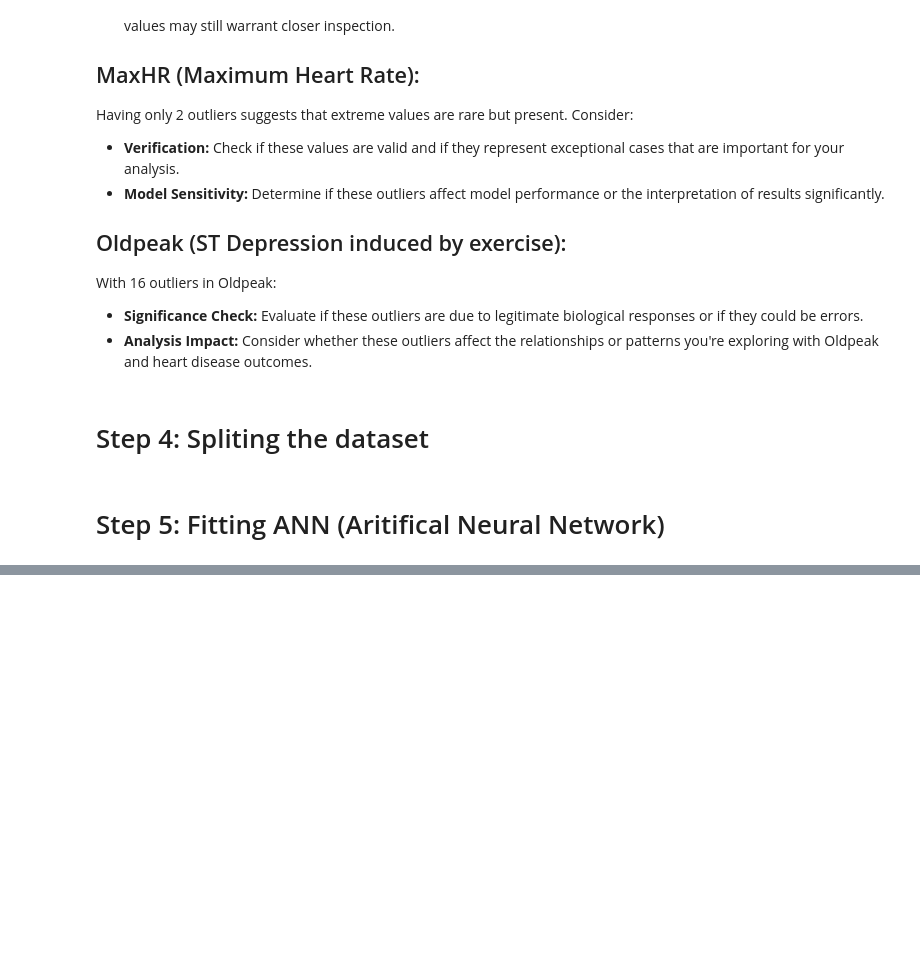
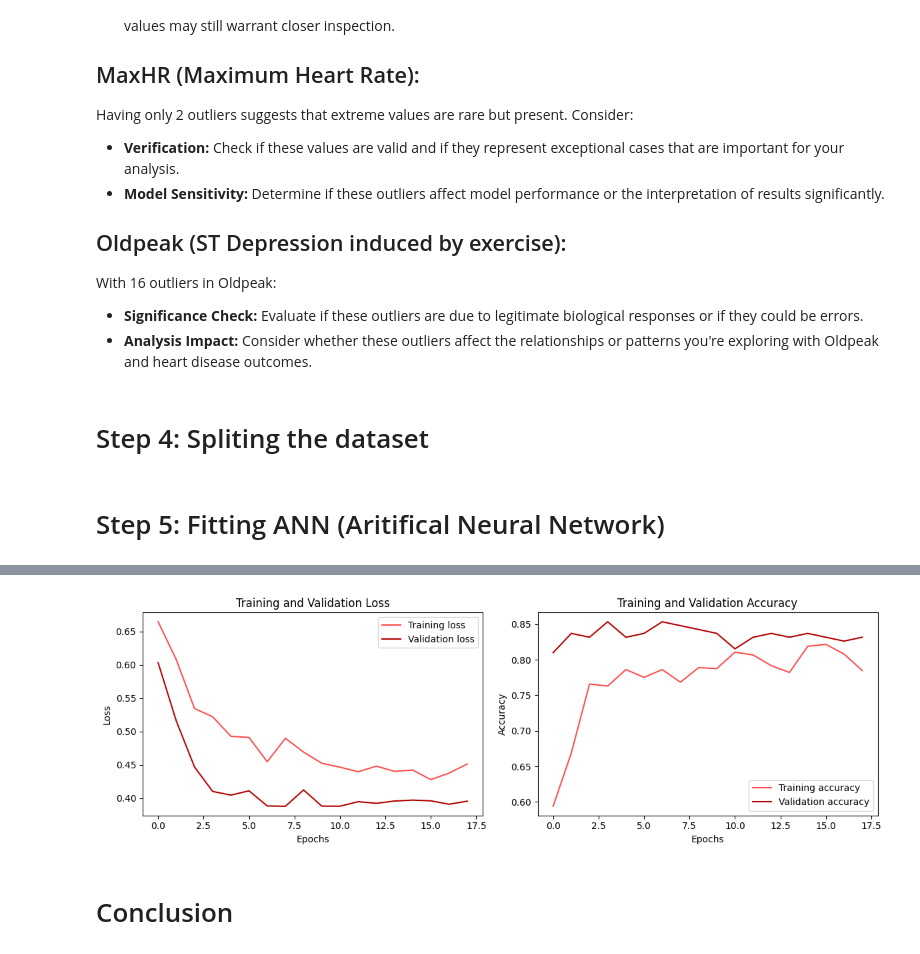
Before and after one commit to syedfaiqueali/CT-562-Machine-Learning, a Jupyter notebook: heart-disease-prediction-using-ann-cnn.ipynb, the cells around one changed output, grey strips where cells are left out. Drawn from its saved outputs; the diff is of its cells as text; code cells hidden in the pictures; blank space fills up the shorter version.

Commit message:
Kaggle Notebook | Heart-Disease-Prediction-Using-ANN-&-CNN | Version 4

```diff
--- a/heart-disease-prediction-using-ann-cnn.ipynb
+++ b/heart-disease-prediction-using-ann-cnn.ipynb
@@ -330,0 +334,4 @@ plt.show()
+# %%
+# Reshape X_train_scaled and X_test_scaled for CNN input
+X_train_cnn = np.expand_dims(X_train_scaled, axis=-1)
+X_test_cnn = np.expand_dims(X_test_scaled, axis=-1)
@@ -330,0 +360,13 @@ plt.show()
+# %%
+# Train the CNN model
+cnn_history = cnn_model.fit(X_train_cnn, y_train,
+                            epochs=100,
+                            batch_size=32,
+                            validation_data=(X_test_cnn, y_test),
+                            callbacks=[early_stopping])
+
+# Evaluate the CNN model on test data
+test_loss_cnn, test_accuracy_cnn = cnn_model.evaluate(X_test_cnn, y_test)
+
+print(f'Test Accuracy (CNN): {test_accuracy_cnn:.4f}')
+print(f'Test Loss (CNN): {test_loss_cnn:.4f}')
@@ -330,0 +391,34 @@ plt.show()
+# %%
+# Save history into a df
+df_cnn_history = pd.DataFrame(cnn_history.history)
+# %%
+# Set heart-related colors
+heart_colors = ['#ff4d4d', '#b30000']  # Red shades for loss and accuracy
+
+# Plot both loss and accuracy in a single grid
+plt.figure(figsize=(12, 4))
+
+# Plot training and validation loss
+plt.subplot(1, 2, 1)
+plt.plot(df_cnn_history['loss'], heart_colors[0], label='Training loss')
+plt.plot(df_cnn_history['val_loss'], heart_colors[1], label='Validation loss')
+plt.title('Training and Validation Loss')
+plt.xlabel('Epochs')
+plt.ylabel('Loss')
+plt.legend()
+
+# Plot training and validation accuracy
+plt.subplot(1, 2, 2)
+plt.plot(df_cnn_history['accuracy'], heart_colors[0], label='Training accuracy')
+plt.plot(df_cnn_history['val_accuracy'], heart_colors[1], label='Validation accuracy')
+plt.title('Training and Validation Accuracy')
+plt.xlabel('Epochs')
+plt.ylabel('Accuracy')
+plt.legend()
+
+plt.tight_layout()
+plt.show()
+# %% [output]
+[figure, added]
+# %% [markdown]
+# Conclusion
```
Also changed, not shown: parts of 7 cells of this notebook.
